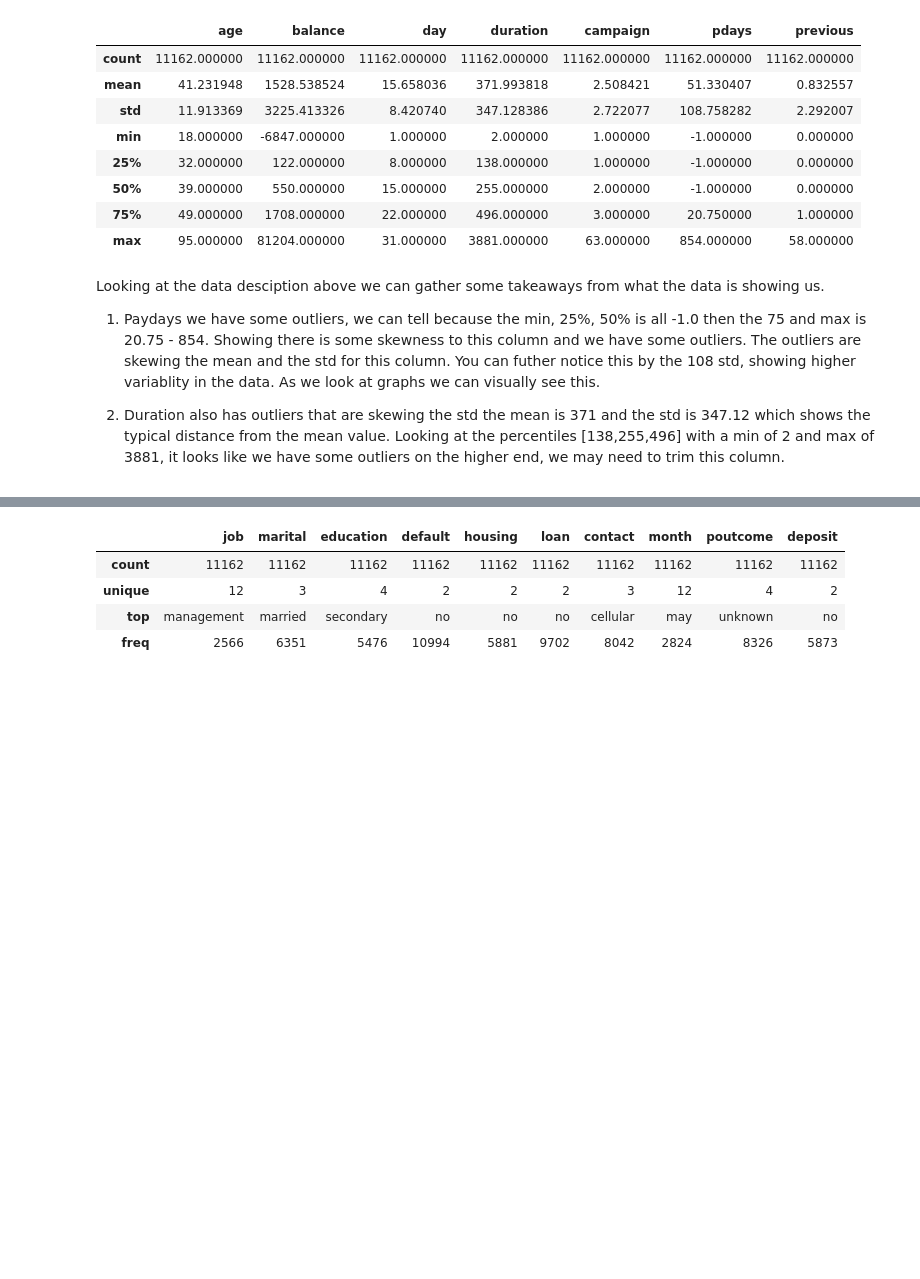
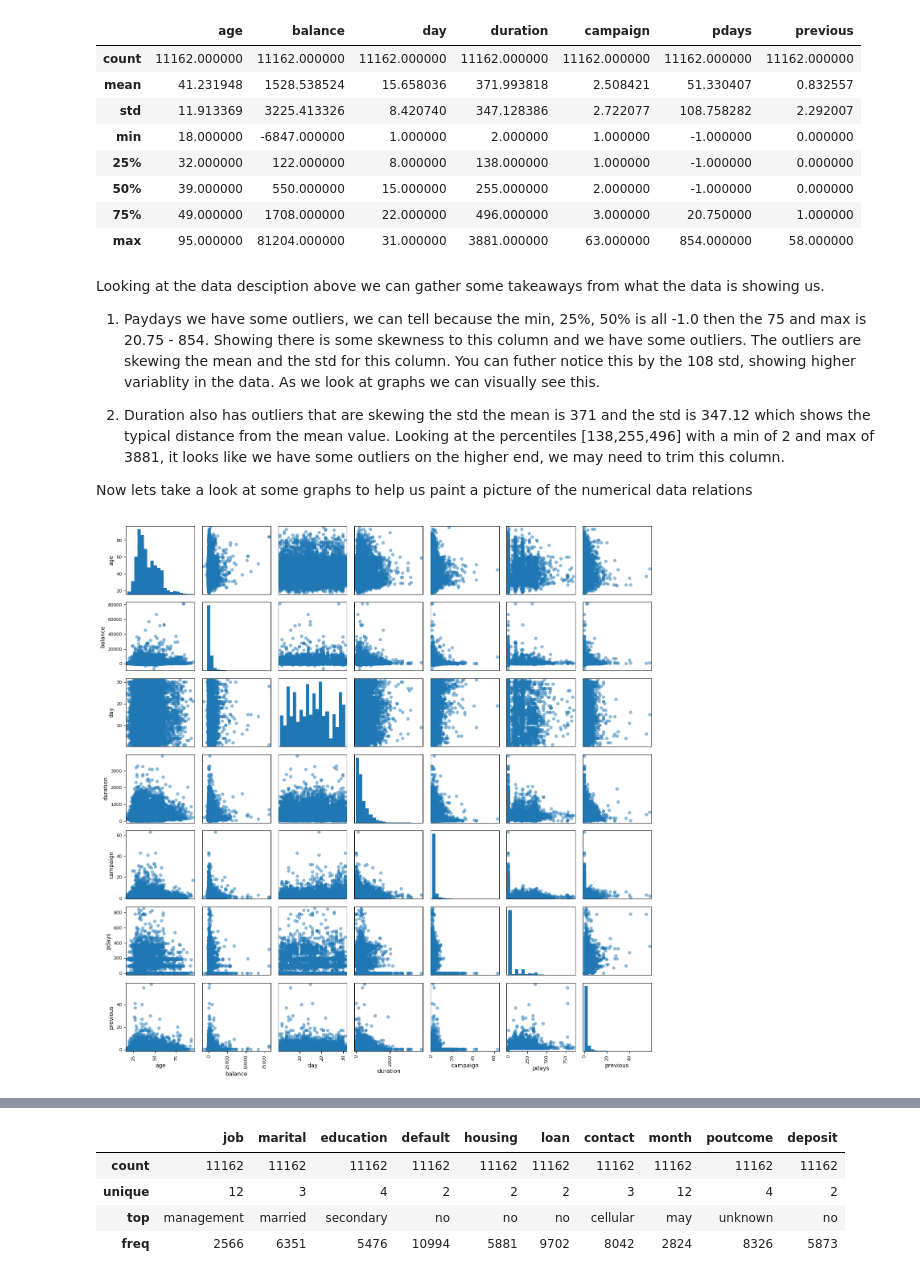
Before and after one commit to brianrhonea/MarketingDataEngineeringProject, a Jupyter notebook: notebooks/data_analysis.ipynb, the cells around one changed output, grey strips where cells are left out. Drawn from its saved outputs; the diff is of its cells as text; code cells hidden in the pictures; blank space fills up the shorter version.

Commit message:
--added some graphs and visualizations to the data_analysis --still need to present findings and reasonings for next steps

```diff
--- a/notebooks/data_analysis.ipynb
+++ b/notebooks/data_analysis.ipynb
@@ -115,3 +115,22 @@ Looking at the data desciption above we can gather some takeaways from what the
 1) Paydays we have some outliers, we can tell because the min, 25%, 50% is all -1.0 then the 75 and max is 20.75 - 854. Showing there is some skewness to this column and we have some outliers. The outliers are skewing the mean and the std for this column. You can futher notice this by the 108 std, showing higher variablity in the data. As we look at graphs we can visually see this.
 
 2) Duration also has outliers that are skewing the std the mean is 371 and the std is 347.12 which shows the typical distance from the mean value. Looking at the percentiles [138,255,496] with a min of 2 and max of 3881, it looks like we have some outliers on the higher end, we may need to trim this column.
+
+
+Now lets take a look at some graphs to help us paint a picture of the numerical data relations
+# %%
+num_cols = df.select_dtypes(include=np.number).columns
+
+# scatter matrix / pairwise grid
+pd.plotting.scatter_matrix(
+    df[num_cols],
+    figsize=(14, 14),
+    diagonal='hist',
+    alpha=0.5,
+    marker='o',
+    hist_kwds={'bins': 20}
+)
+plt.tight_layout()
+plt.show()
+# %% [output]
+[figure, added]
```
Also changed, not shown: parts of 11 cells of this notebook.
